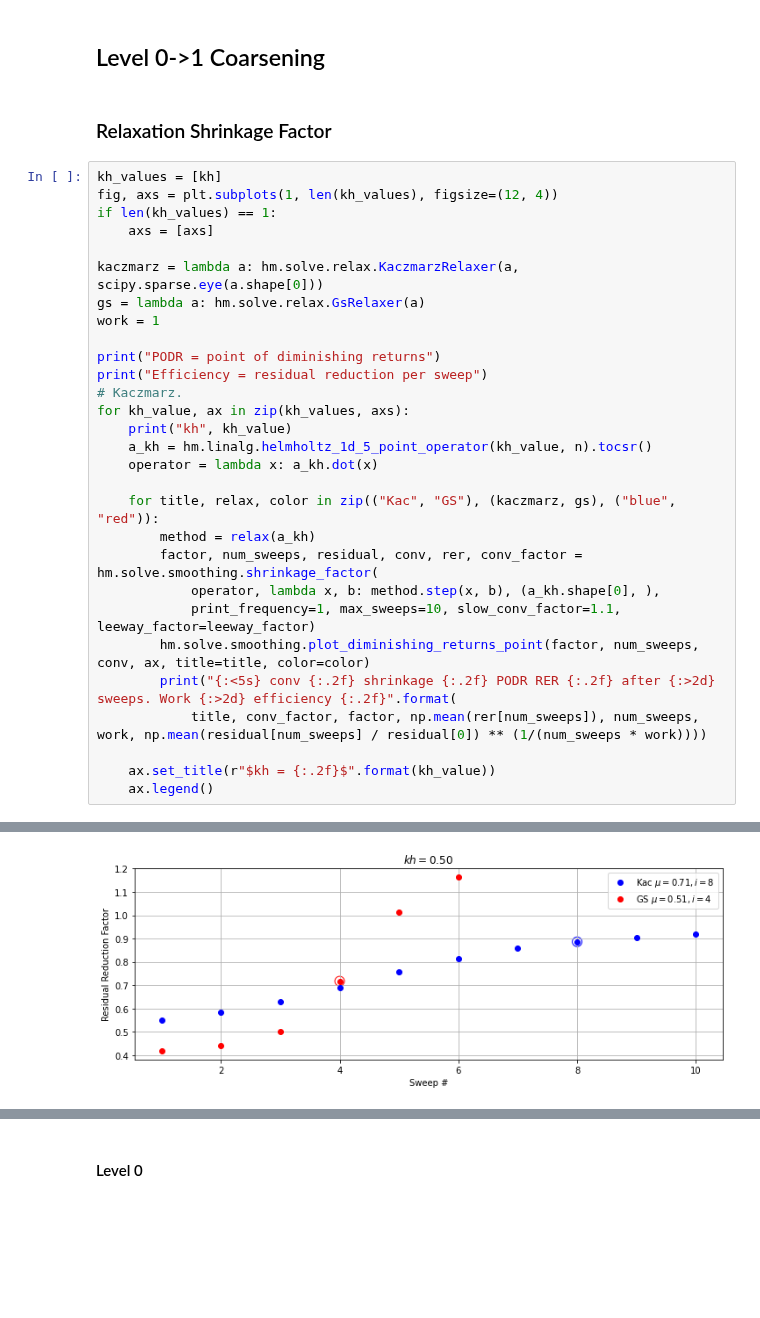
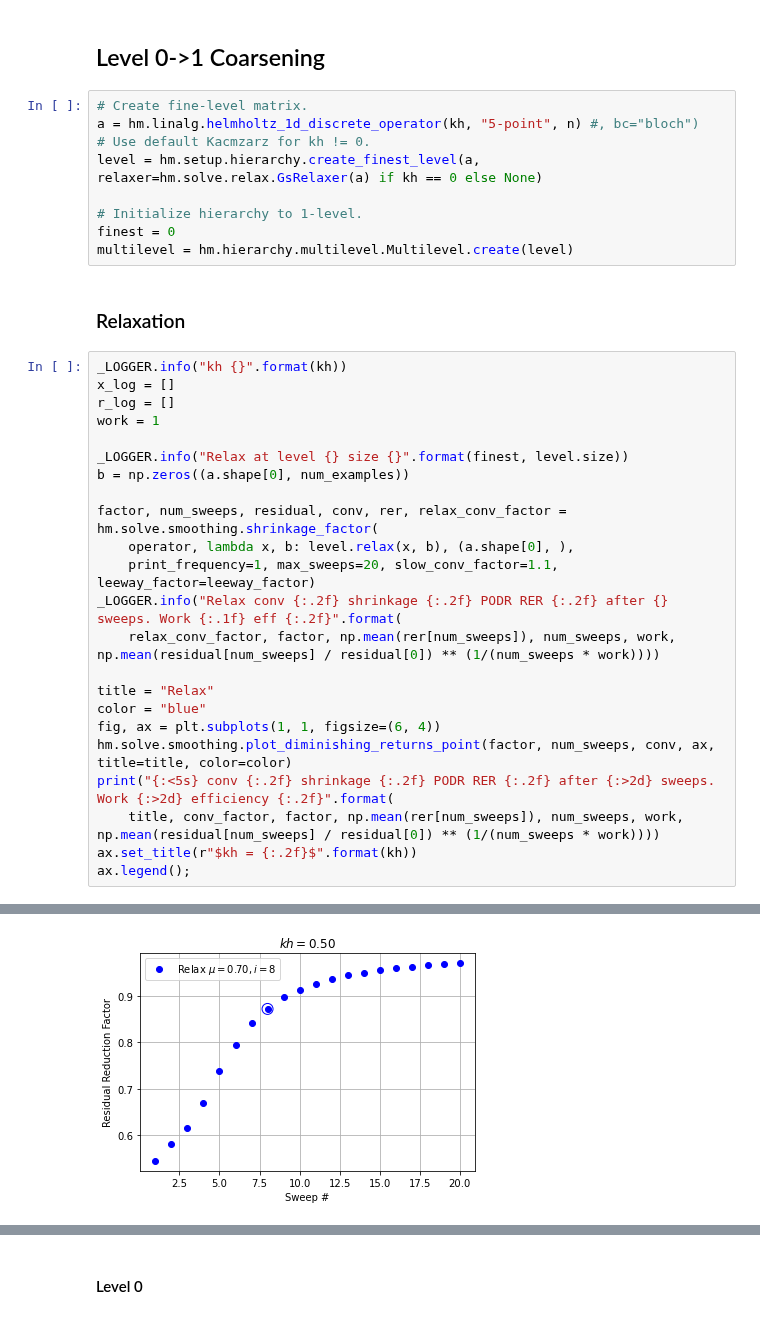
Before and after one commit to 436ahsan/Helmholtz, a Jupyter notebook: notebooks/multilevel_repetitive_alignment.ipynb, the cells around one changed output, grey strips where cells are left out. Cells and saved outputs as stored; diff of their text form; blank space fills up the shorter version.

```diff
--- a/notebooks/multilevel_repetitive_alignment.ipynb
+++ b/notebooks/multilevel_repetitive_alignment.ipynb
@@ -68,34 +61,37 @@ Given an iterative method, we can calculate whether it's a good smoothing candid
 # %% [markdown]
 ## Level 0->1 Coarsening
+# %%
+# Create fine-level matrix.
+a = hm.linalg.helmholtz_1d_discrete_operator(kh, "5-point", n) #, bc="bloch")
+# Use default Kacmzarz for kh != 0.
+level = hm.setup.hierarchy.create_finest_level(a, relaxer=hm.solve.relax.GsRelaxer(a) if kh == 0 else None)
+
+# Initialize hierarchy to 1-level.
+finest = 0
+multilevel = hm.hierarchy.multilevel.Multilevel.create(level)
 # %% [markdown]
-### Relaxation Shrinkage Factor
+### Relaxation
 # %%
-kh_values = [kh]
-fig, axs = plt.subplots(1, len(kh_values), figsize=(12, 4))
-if len(kh_values) == 1:
-    axs = [axs]
-
-kaczmarz = lambda a: hm.solve.relax.KaczmarzRelaxer(a, scipy.sparse.eye(a.shape[0]))
-gs = lambda a: hm.solve.relax.GsRelaxer(a)
+_LOGGER.info("kh {}".format(kh))
+x_log = []
+r_log = []
 work = 1
 
-print("PODR = point of diminishing returns")
-print("Efficiency = residual reduction per sweep")
-# Kaczmarz.
-for kh_value, ax in zip(kh_values, axs):
-    print("kh", kh_value)
-    a_kh = hm.linalg.helmholtz_1d_5_point_operator(kh_value, n).tocsr()
-    operator = lambda x: a_kh.dot(x)
+_LOGGER.info("Relax at level {} size {}".format(finest, level.size))
+b = np.zeros((a.shape[0], num_examples))
 
-    for title, relax, color in zip(("Kac", "GS"), (kaczmarz, gs), ("blue", "red")):
-        method = relax(a_kh)
-        factor, num_sweeps, residual, conv, rer, conv_factor = hm.solve.smoothing.shrinkage_factor(
-            operator, lambda x, b: method.step(x, b), (a_kh.shape[0], ),
-            print_frequency=1, max_sweeps=10, slow_conv_factor=1.1, leeway_factor=leeway_factor)
-        hm.solve.smoothing.plot_diminishing_returns_point(factor, num_sweeps, conv, ax, title=title, color=color)
-        print("{:<5s} conv {:.2f} shrinkage {:.2f} PODR RER {:.2f} after {:>2d} sweeps. Work {:>2d} efficiency {:.2f}".format(
-            title, conv_factor, factor, np.mean(rer[num_sweeps]), num_sweeps, work, np.mean(residual[num_sweeps] / residual[0]) ** (1/(num_sweeps * work))))
+factor, num_sweeps, residual, conv, rer, relax_conv_factor = hm.solve.smoothing.shrinkage_factor(
+    operator, lambda x, b: level.relax(x, b), (a.shape[0], ),
+    print_frequency=1, max_sweeps=20, slow_conv_factor=1.1, leeway_factor=leeway_factor)
+_LOGGER.info("Relax conv {:.2f} shrinkage {:.2f} PODR RER {:.2f} after {} sweeps. Work {:.1f} eff {:.2f}".format(
+    relax_conv_factor, factor, np.mean(rer[num_sweeps]), num_sweeps, work, np.mean(residual[num_sweeps] / residual[0]) ** (1/(num_sweeps * work))))
 
-    ax.set_title(r"$kh = {:.2f}$".format(kh_value))
-    ax.legend()
+title = "Relax"
+color = "blue"
+fig, ax = plt.subplots(1, 1, figsize=(6, 4))
+hm.solve.smoothing.plot_diminishing_returns_point(factor, num_sweeps, conv, ax, title=title, color=color)
+print("{:<5s} conv {:.2f} shrinkage {:.2f} PODR RER {:.2f} after {:>2d} sweeps. Work {:>2d} efficiency {:.2f}".format(
+    title, conv_factor, factor, np.mean(rer[num_sweeps]), num_sweeps, work, np.mean(residual[num_sweeps] / residual[0]) ** (1/(num_sweeps * work))))
+ax.set_title(r"$kh = {:.2f}$".format(kh))
+ax.legend();
 # %% [output]
@@ -119 +115 @@ GS    conv 1.16 shrinkage 0.51 PODR RER 0.25 after  4 sweeps. Work  1 efficiency
-[figure, old version]
+[figure, new version]
```
Also changed, not shown: parts of 43 cells of this notebook, 3 other files.
